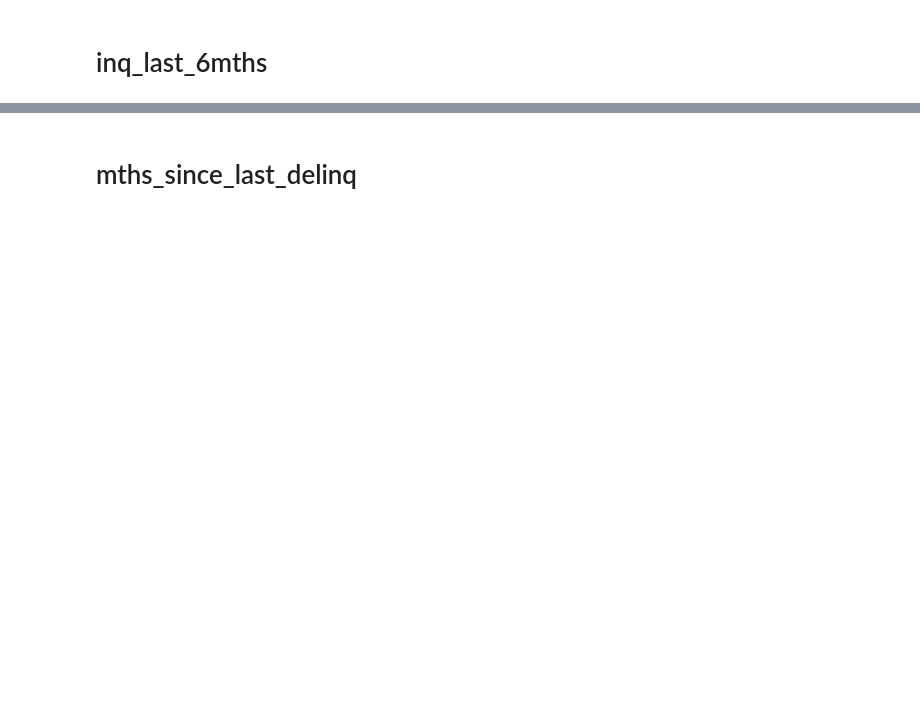
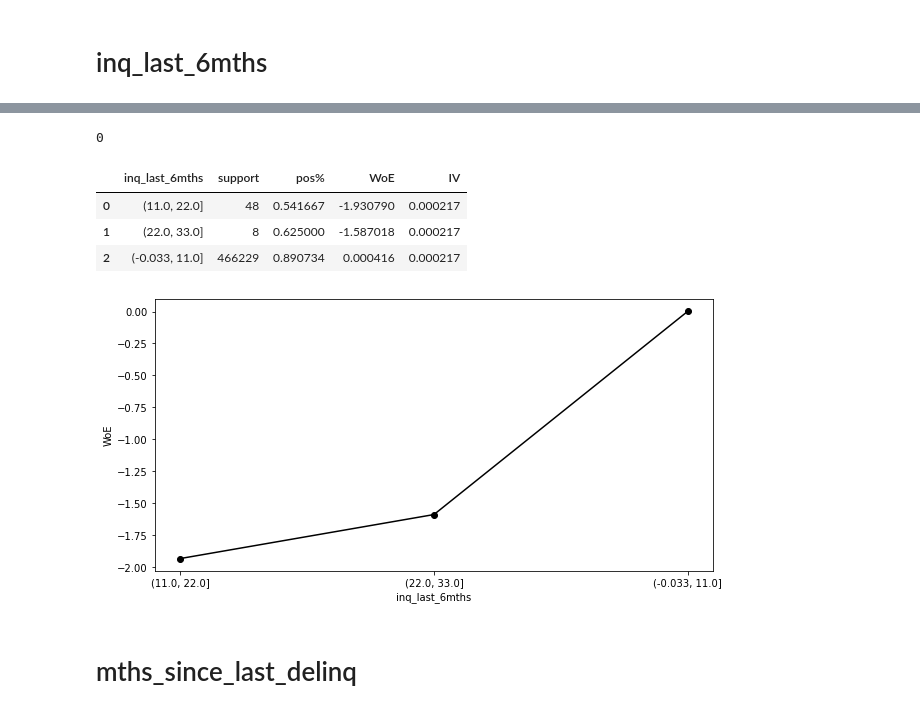
Before and after one commit to Ach113/Loan-Approval-Scoring-System, a Jupyter notebook: LoanApprovalScoring.ipynb, the cells around one changed output, grey strips where cells are left out. Drawn from its saved outputs; the diff is of its cells as text; code cells hidden in the pictures; blank space fills up the shorter version.

```diff
--- a/LoanApprovalScoring.ipynb
+++ b/LoanApprovalScoring.ipynb
@@ -568,5 +574,22 @@ print(data['inq_last_6mths'].isnull().sum())
 Name: inq_last_6mths, dtype: int64
 29
+# %%
+#as there are only 29 null values we can replace them with the median of the data
+data['inq_last_6mths'] = data['inq_last_6mths'].replace([None,np.nan], 0.0)
+print(data['inq_last_6mths'].isnull().sum())
+# %% [output]
+0
+# %%
+X_woe['inq_last_6mths'] = pd.cut(data['inq_last_6mths'], 3)
+df_temp = calculate_woe(X_woe, 'inq_last_6mths', data['loan_status'])
+plot_woe(df_temp)
+df_temp
+# %% [output]
+|  | inq_last_6mths | support | pos% | WoE | IV |
+| 0 | (11.0, 22.0] | 48 | 0.541667 | -1.930790 | 0.000217 |
+| 1 | (22.0, 33.0] | 8 | 0.625000 | -1.587018 | 0.000217 |
+| 2 | (-0.033, 11.0] | 466229 | 0.890734 | 0.000416 | 0.000217 |
+[figure, added]
 # %% [markdown]
 # mths_since_last_delinq
 # %%
```
Also changed, not shown: parts of 50 cells of this notebook.
